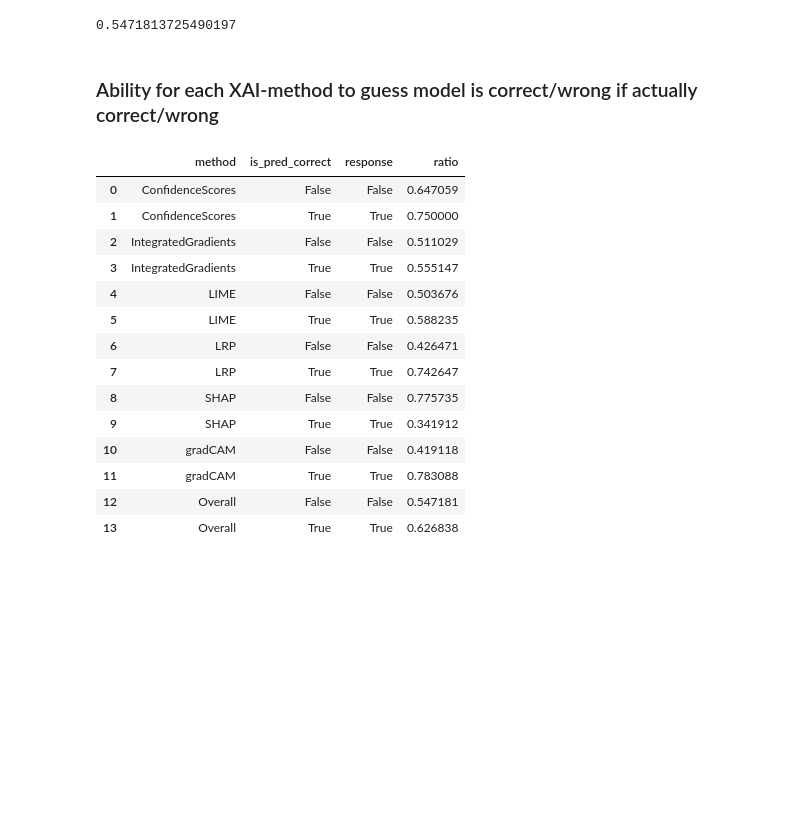
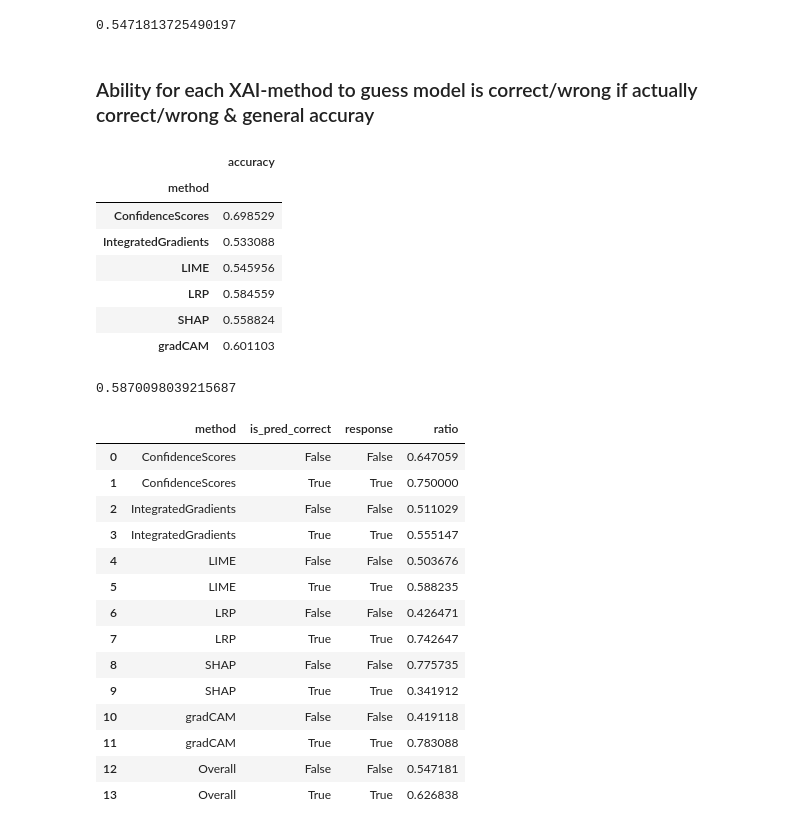
Before and after one commit to tlabarta/helpfulnessofxai, a Jupyter notebook: questionnaire_metrics_calculator.ipynb, the cells around one changed output. Drawn from its saved outputs; the diff is of its cells as text; code cells hidden in the pictures; blank space fills up the shorter version.

```diff
--- a/questionnaire_metrics_calculator.ipynb
+++ b/questionnaire_metrics_calculator.ipynb
@@ -44,4 +45,4 @@ num_guessed_wrong_if_wrong / num_wrong_overall
 # %% [output]
 0.5471813725490197
 # %% [markdown]
-### Ability for each XAI-method to guess model is correct/wrong if actually correct/wrong
+### Ability for each XAI-method to guess model is correct/wrong if actually correct/wrong & general accuray
@@ -48,2 +57,20 @@ num_guessed_wrong_if_wrong / num_wrong_overall
+# %%
+df_accuracy = accuracy_per_groupby(df_merged)
+# %%
+df_accuracy
+# %% [output]
+|  | accuracy |
+| method |  |
+| ConfidenceScores | 0.698529 |
+| IntegratedGradients | 0.533088 |
+| LIME | 0.545956 |
+| LRP | 0.584559 |
+| SHAP | 0.558824 |
+| gradCAM | 0.601103 |
+# %%
+# accuracy overall
+df_accuracy.mean()
+# %% [output]
+0.5870098039215687
 # %%
 def create_individual_ratios(df_merged):
```
Also changed, not shown: parts of 16 cells of this notebook, 3 other files.
